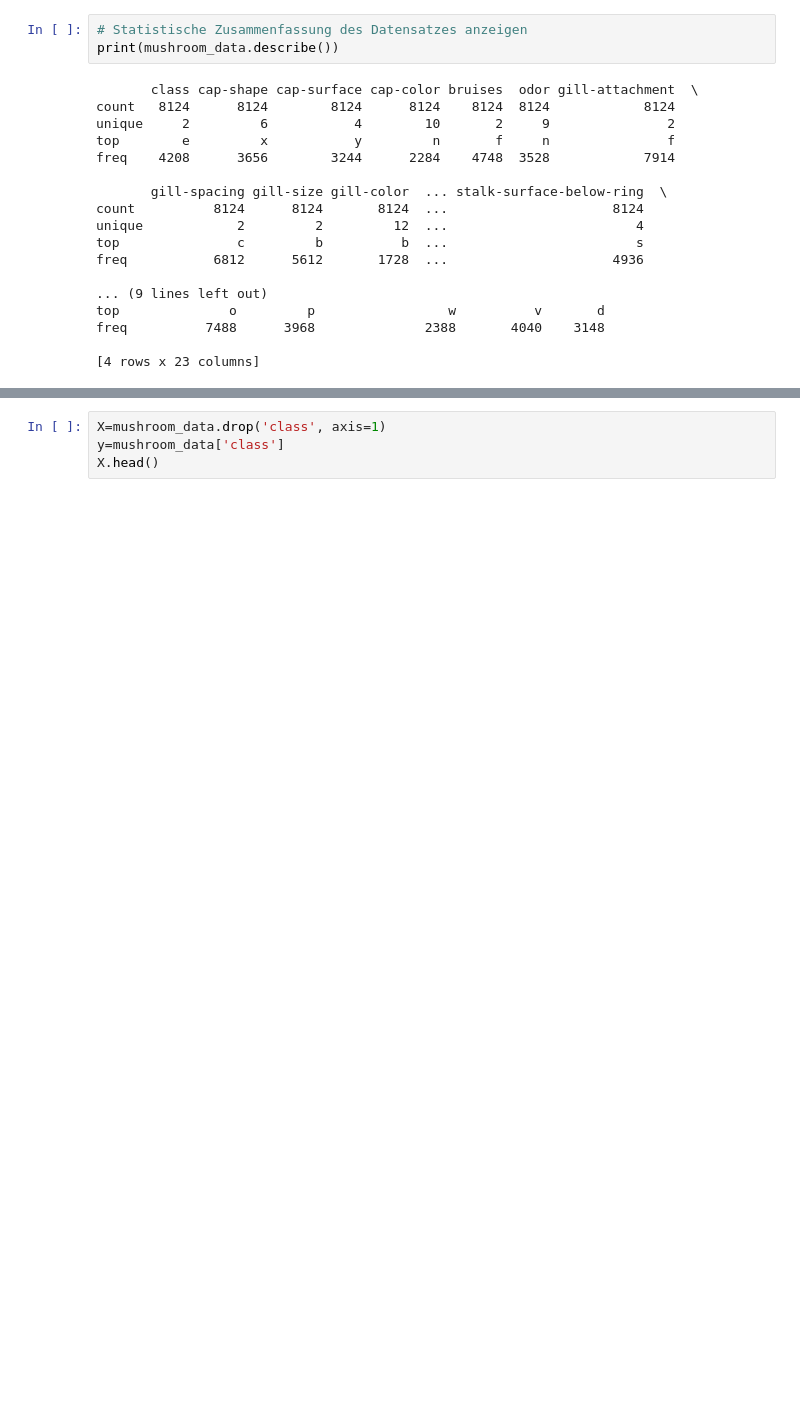
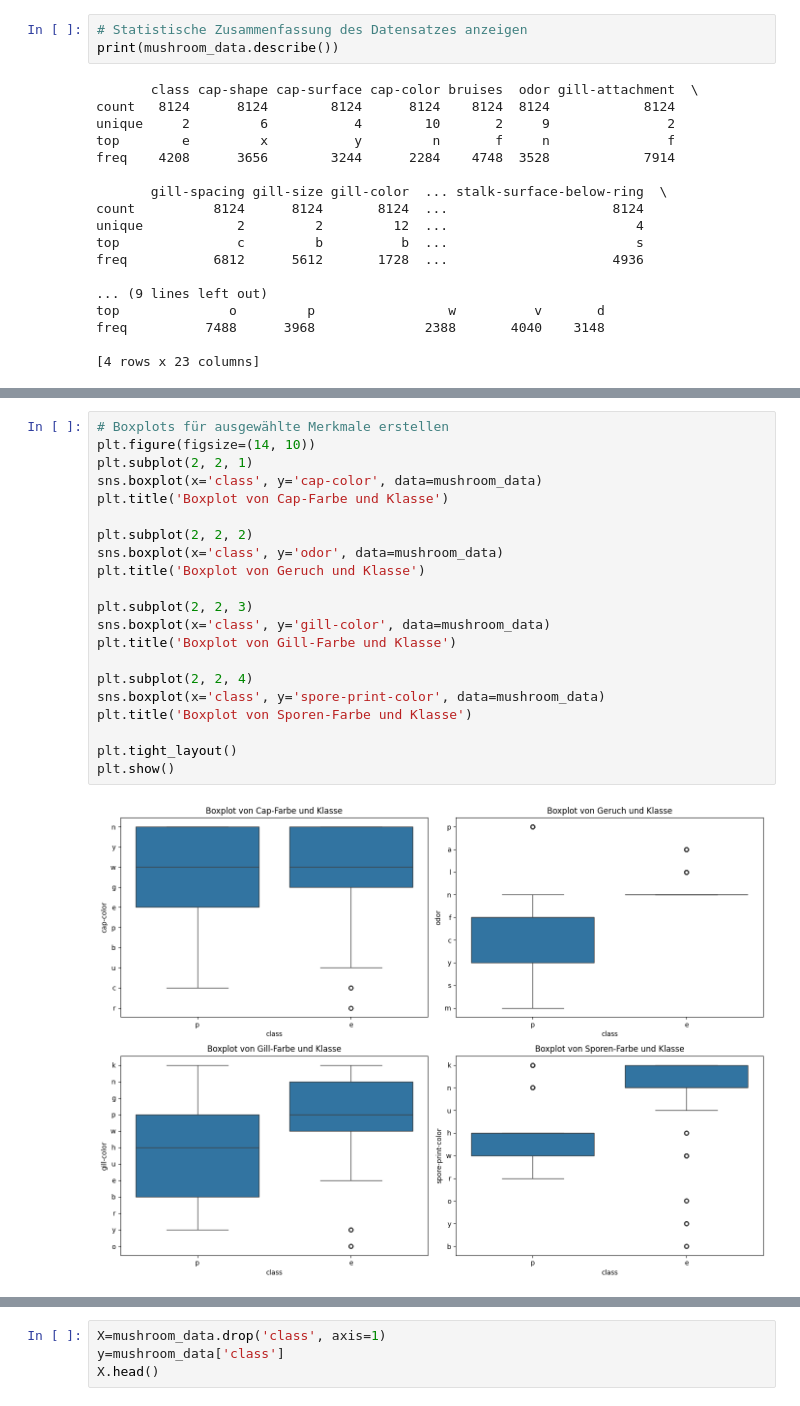
Before and after one commit to Julian-wi22060/DataExplorationProject, a Jupyter notebook: Marquardt.ipynb, the cells around one changed output, grey strips where cells are left out. Cells and saved outputs as stored; diff of their text form; blank space fills up the shorter version.

```diff
--- a/Marquardt.ipynb
+++ b/Marquardt.ipynb
@@ -127 +154,24 @@ plt.show()
+# %%
+# Boxplots für ausgewählte Merkmale erstellen
+plt.figure(figsize=(14, 10))
+plt.subplot(2, 2, 1)
+sns.boxplot(x='class', y='cap-color', data=mushroom_data)
+plt.title('Boxplot von Cap-Farbe und Klasse')
+
+plt.subplot(2, 2, 2)
+sns.boxplot(x='class', y='odor', data=mushroom_data)
+plt.title('Boxplot von Geruch und Klasse')
+
+plt.subplot(2, 2, 3)
+sns.boxplot(x='class', y='gill-color', data=mushroom_data)
+plt.title('Boxplot von Gill-Farbe und Klasse')
+
+plt.subplot(2, 2, 4)
+sns.boxplot(x='class', y='spore-print-color', data=mushroom_data)
+plt.title('Boxplot von Sporen-Farbe und Klasse')
+
+plt.tight_layout()
+plt.show()
+# %% [output]
+[figure, added]
 # %%
```
Also changed, not shown: parts of 3 cells of this notebook.
